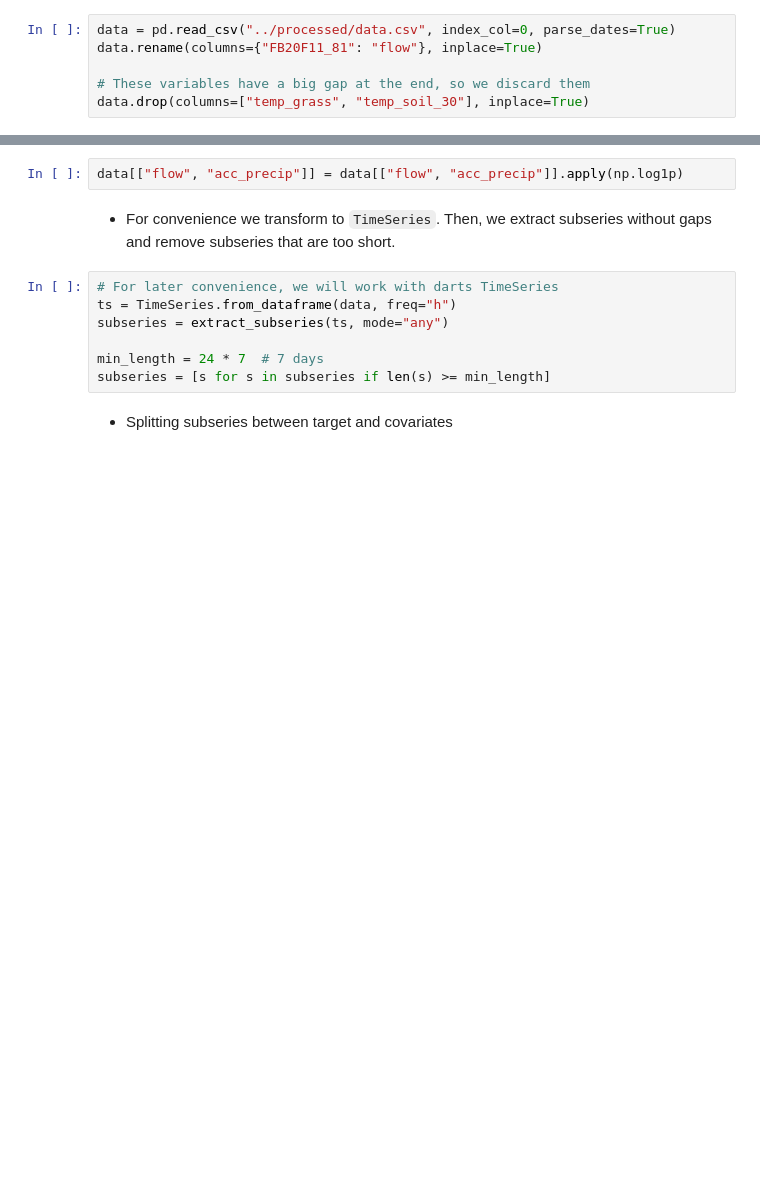
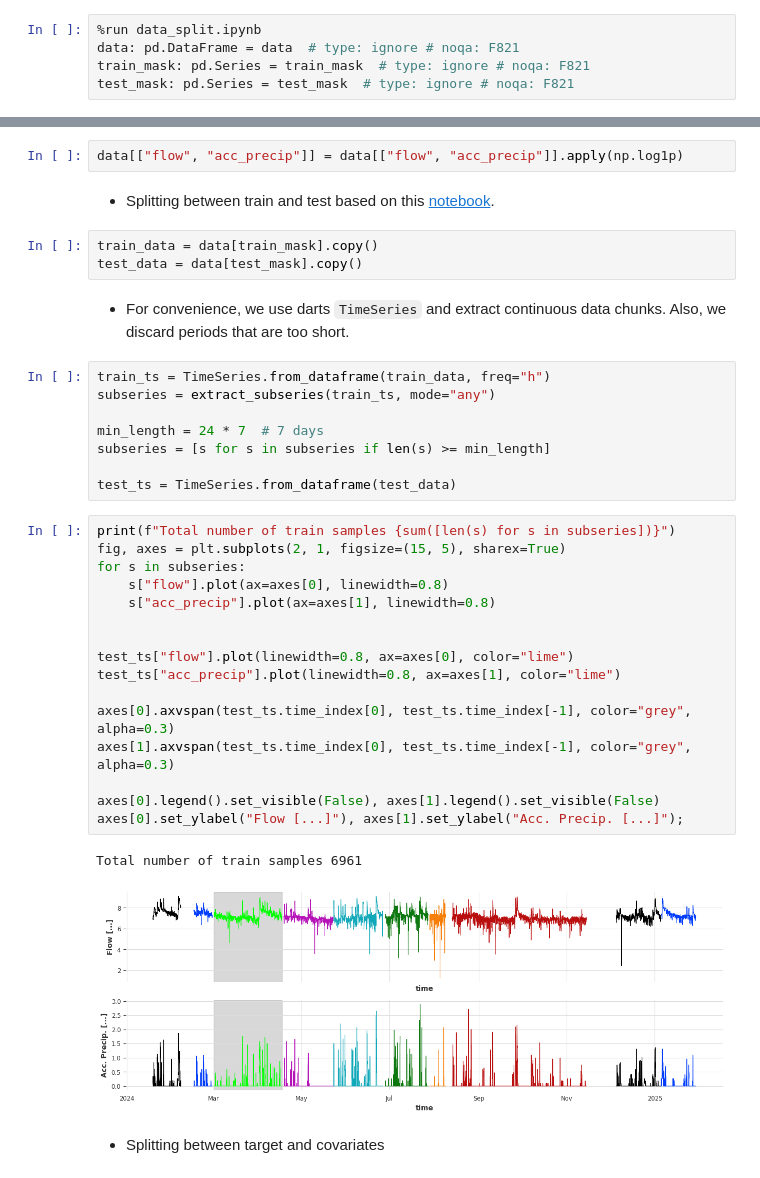
Before and after one commit to DHI/WaterBench-TimeSeries-WWTPINflow, a Jupyter notebook: code/feature_engineering.ipynb, the cells around one changed output, grey strips where cells are left out. Saved outputs shown, nothing was run; the diff lists cells and outputs as text; blank space fills up the shorter version.

Commit message:
Introducing new notebook structure

```diff
--- a/code/feature_engineering.ipynb
+++ b/code/feature_engineering.ipynb
@@ -57,6 +66,5 @@ def generate_poly_ts(ts: TimeSeries, degree: int) -> TimeSeries:
-# %%
-data = pd.read_csv("../processed/data.csv", index_col=0, parse_dates=True)
-data.rename(columns={"FB20F11_81": "flow"}, inplace=True)
-
-# These variables have a big gap at the end, so we discard them
-data.drop(columns=["temp_grass", "temp_soil_30"], inplace=True)
+# %%
+%run data_split.ipynb
+data: pd.DataFrame = data  # type: ignore # noqa: F821
+train_mask: pd.Series = train_mask  # type: ignore # noqa: F821
+test_mask: pd.Series = test_mask  # type: ignore # noqa: F821
@@ -64,17 +76,42 @@ data.drop(columns=["temp_grass", "temp_soil_30"], inplace=True)
 - We transform the target and precipitation by computing their logarithm. This step will _squeeze_ their values which can help during training.
 # %%
 data[["flow", "acc_precip"]] = data[["flow", "acc_precip"]].apply(np.log1p)
+# %% [markdown]
+- Splitting between train and test based on this [notebook](./data_split.ipynb).
+# %%
+train_data = data[train_mask].copy()
+test_data = data[test_mask].copy()
 # %% [markdown]
-- For convenience we transform to `TimeSeries`. Then, we extract subseries without gaps and remove subseries that are too short.
+- For convenience, we use darts `TimeSeries` and extract continuous data chunks. Also, we discard periods that are too short.
 # %%
-# For later convenience, we will work with darts TimeSeries
-ts = TimeSeries.from_dataframe(data, freq="h")
-subseries = extract_subseries(ts, mode="any")
+train_ts = TimeSeries.from_dataframe(train_data, freq="h")
+subseries = extract_subseries(train_ts, mode="any")
 
 min_length = 24 * 7  # 7 days
 subseries = [s for s in subseries if len(s) >= min_length]
+
+test_ts = TimeSeries.from_dataframe(test_data)
+# %%
+print(f"Total number of train samples {sum([len(s) for s in subseries])}")
+fig, axes = plt.subplots(2, 1, figsize=(15, 5), sharex=True)
+for s in subseries:
+    s["flow"].plot(ax=axes[0], linewidth=0.8)
+    s["acc_precip"].plot(ax=axes[1], linewidth=0.8)
+
+
+test_ts["flow"].plot(linewidth=0.8, ax=axes[0], color="lime")
+test_ts["acc_precip"].plot(linewidth=0.8, ax=axes[1], color="lime")
+
+axes[0].axvspan(test_ts.time_index[0], test_ts.time_index[-1], color="grey", alpha=0.3)
+axes[1].axvspan(test_ts.time_index[0], test_ts.time_index[-1], color="grey", alpha=0.3)
+
+axes[0].legend().set_visible(False), axes[1].legend().set_visible(False)
+axes[0].set_ylabel("Flow [...]"), axes[1].set_ylabel("Acc. Precip. [...]");
+# %% [output]
+Total number of train samples 6961
+[figure, added]
 # %% [markdown]
-- Splitting subseries between target and covariates
+- Splitting between target and covariates
 # %%
 target_subseries = [s["flow"] for s in subseries]
 covariates_subseries = [s.drop_columns("flow") for s in subseries]
```
Also changed, not shown: parts of 10 cells of this notebook, 3 other files.
